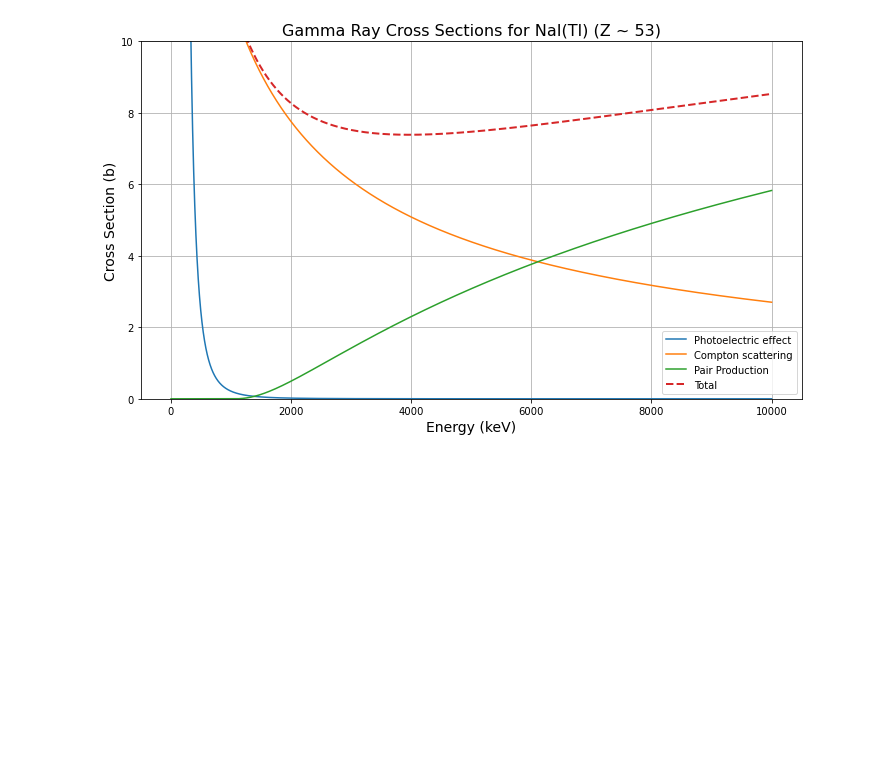
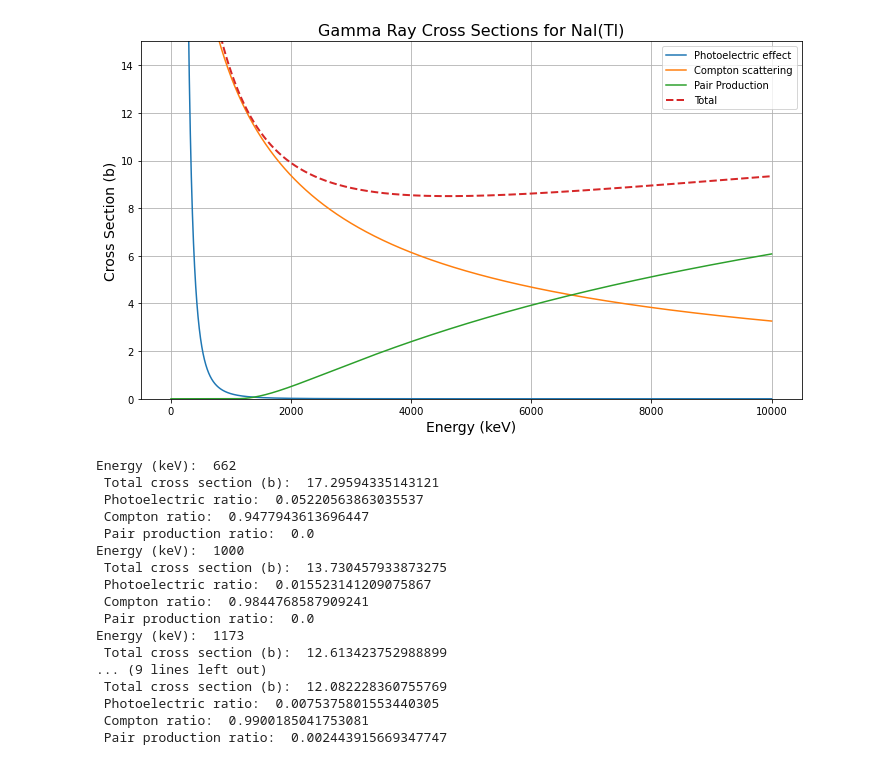
Before and after one commit to liviakong/PHYS-4410, a Jupyter notebook: N-0/N-0 Gamma ray spectroscopy calculations.ipynb, the cells around one changed output. Cells and saved outputs as stored; diff of their text form; code cells hidden in the pictures; blank space fills up the shorter version.

Commit message:
finalized gamma spectra plots and more cross section calculations

```diff
--- a/N-0/N-0 Gamma ray spectroscopy calculations.ipynb
+++ b/N-0/N-0 Gamma ray spectroscopy calculations.ipynb
@@ -5,11 +5,12 @@ import numpy as np
 import matplotlib.pyplot as plt
 
 Ee = 511                 # electron rest mass energy (keV)
-Z = 53                   # NaI(Tl) crystal atomic number, approximated as atomic number of I since Na has Z = 11
+Z_I = 53                 # I atomic number
+Z_Na = 11                # Na atomic number
 alpha = 1/137            # fine structure constant
 re = 2.8179403227e-15    # classical electron radius (m)
 
-def photoelectric(Eg):
+def photoelectric(Eg, Z):
     '''
     Eg = gamma ray energy (keV)
 
@@ -24,7 +25,7 @@ def photoelectric(Eg):
 
     return sigma * (1e28) # sigma in barns
 
-def compton(Eg):
+def compton(Eg, Z):
     '''
     Eg = gamma ray energy (keV)
 
@@ -45,7 +46,7 @@ def compton(Eg):
 
     return sigma * 1e28 # sigma in barns
 
-def pair_prod(Eg):
+def pair_prod(Eg, Z):
     '''
     Eg = gamma ray energy (keV)
 
@@ -59,37 +60,75 @@ def pair_prod(Eg):
     sigma = np.zeros_like(k)
     mask = k > 2  # Only valid for energies > 1.022 MeV = 1022 keV
 
     if np.any(mask):
         rho = (2 * k[mask] - 4) / (2 + k[mask] + 2 * np.sqrt(2 * k[mask]))
         term1 = Z**2 * alpha * re**2 * (2 * np.pi / 3)
         term2 = ((k[mask] - 2) / k[mask])**3
         rho_term = 1 + (0.5 * rho) + (23 / 40) * rho**2 + (11 / 60) * rho**3 + (29 / 960) * rho**4
         sigma[mask] = term1 * term2 * rho_term
 
     return sigma * 1e28 # sigma in barns
 
 Eg = np.linspace(1,10000,10000) # gamma ray energy (keV)
-sigma_pe = photoelectric(Eg)
-sigma_c = compton(Eg)
-sigma_pp = pair_prod(Eg)
+sigma_pe = photoelectric(Eg, Z_I) + photoelectric(Eg, Z_Na)
+sigma_c = compton(Eg, Z_I) + compton(Eg, Z_Na)
+sigma_pp = pair_prod(Eg, Z_I) + pair_prod(Eg, Z_Na)
 sigma_total = sigma_pe + sigma_c + sigma_pp
 
 plt.figure(figsize=(10, 6))
 
 plt.plot(Eg, sigma_pe, label="Photoelectric effect")
 plt.plot(Eg, sigma_c, label="Compton scattering")
 plt.plot(Eg, sigma_pp, label="Pair Production")
 plt.plot(Eg, sigma_total, label="Total", linestyle="--", linewidth=2)
 
 plt.xlabel("Energy (keV)", fontsize=14)
 plt.ylabel("Cross Section (b)", fontsize=14)
-plt.title("Gamma Ray Cross Sections for NaI(Tl) (Z ~ 53)", fontsize=16)
-#plt.yscale("log")
-plt.ylim(0,10)
+plt.title("Gamma Ray Cross Sections for NaI(Tl)", fontsize=16)
+plt.ylim(0,15)
 
 plt.legend()
 plt.grid(True)
 plt.tight_layout()
 plt.show()
+
+
+
+## Cross sections evaluated at different energies
+
+def calculate_sigma(E_gammas):
+    sigma_NaI_pe = photoelectric(E_gammas, Z_I) + photoelectric(E_gammas, Z_Na)
+    sigma_NaI_c = compton(E_gammas, Z_I) + compton(E_gammas, Z_Na)
+    sigma_NaI_pp = pair_prod(E_gammas, Z_I) + pair_prod(E_gammas, Z_Na)
+    sigma_NaI = sigma_NaI_pe + sigma_NaI_c + sigma_NaI_pp
+
+    ratio_pe = sigma_NaI_pe/sigma_NaI
+    ratio_c = sigma_NaI_c/sigma_NaI
+    ratio_pp = sigma_NaI_pp/sigma_NaI
+
+    for i in range(len(E_gammas)):
+        print("Energy (keV): ", E_gammas[i],
+              "\n Total cross section (b): ", sigma_NaI[i], "\n Photoelectric ratio: ", ratio_pe[i],
+              "\n Compton ratio: ", ratio_c[i], "\n Pair production ratio: ", ratio_pp[i])
+
+E_gammas = np.array([662, 1000, 1173, 1333, 1275]) # gamma ray energy (keV)
+cross_sections = calculate_sigma(E_gammas)
 # %% [output]
-[figure, old version]
+[figure, new version]
+Energy (keV):  662
+ Total cross section (b):  17.29594335143121
+ Photoelectric ratio:  0.05220563863035537
+ Compton ratio:  0.9477943613696447
+ Pair production ratio:  0.0
+Energy (keV):  1000
+ Total cross section (b):  13.730457933873275
+ Photoelectric ratio:  0.015523141209075867
+ Compton ratio:  0.9844768587909241
+ Pair production ratio:  0.0
+Energy (keV):  1173
+ Total cross section (b):  12.613423752988899
+... (9 lines left out)
+ Total cross section (b):  12.082228360755769
+ Photoelectric ratio:  0.0075375801553440305
+ Compton ratio:  0.9900185041753081
+ Pair production ratio:  0.002443915669347747
```
